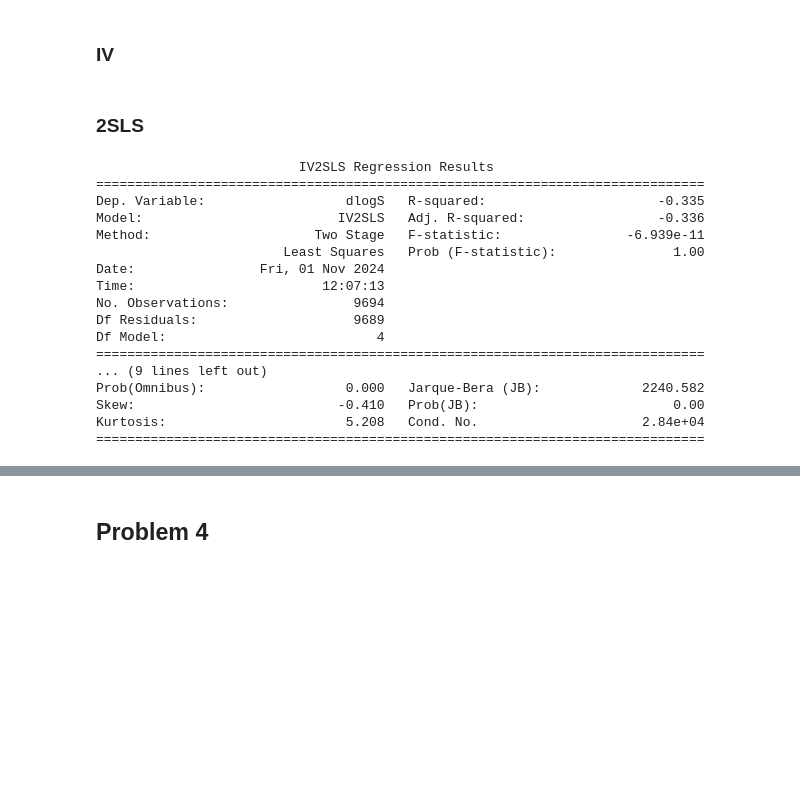
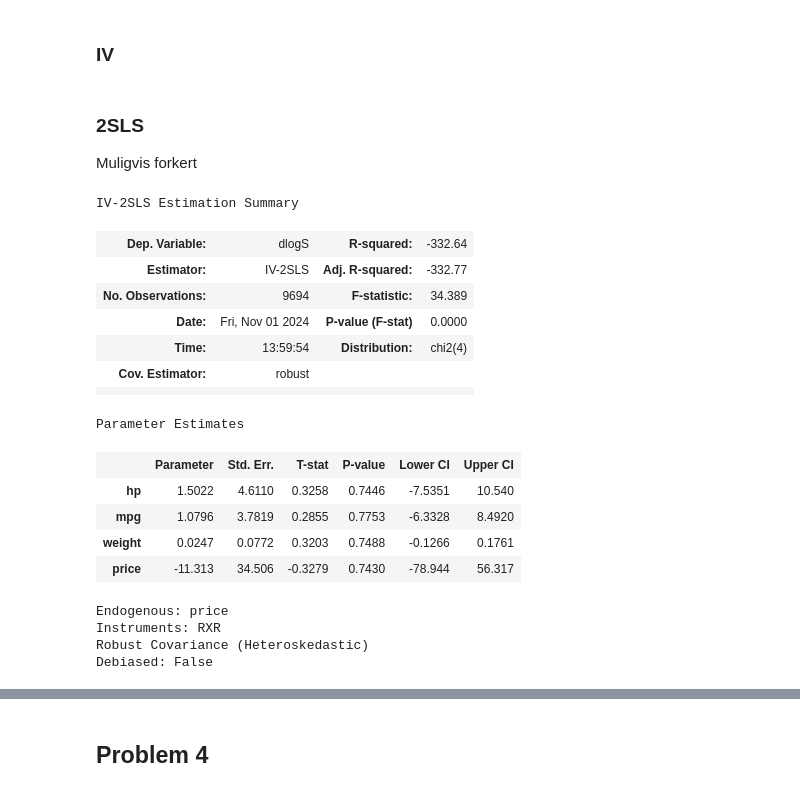
Before and after one commit to Rawlpluks/Afleveringer, a Jupyter notebook: Eksamen/Eksamen.ipynb, the cells around one changed output, grey strips where cells are left out. Cells and saved outputs as stored; diff of their text form; code cells hidden in the pictures; blank space fills up the shorter version.

```diff
--- a/Eksamen/Eksamen.ipynb
+++ b/Eksamen/Eksamen.ipynb
@@ -268,37 +318,43 @@ def gh_iv(df, characteristics):
     return df_iv[[f'gh_iv_{char}' for char in characteristics]]  # Returner kun instrumentkolonnerne
 # %% [markdown]
 ### 2SLS
+Muligvis forkert
-# %%
-import statsmodels.api as sm
-from statsmodels.sandbox.regression.gmm import IV2SLS
-
-# Forbered data
-df_iv = gh_iv(df, ['hp', 'weight', 'mpg'])  # F.eks. hvis disse karakteristika bruges
-X = df[['price', 'hp', 'mpg', 'weight']]  # Forklarende variabler
-Z = df_iv  # Instrumenter
-
-# Tilføj konstant
-X = sm.add_constant(X)
-
-# 2SLS estimation
-iv_model = IV2SLS(df['dlogS'], X, instrument=Z)
-iv_results = iv_model.fit()
-print(iv_results.summary())
-# %% [output]
-                          IV2SLS Regression Results
-==============================================================================
-Dep. Variable:                  dlogS   R-squared:                      -0.335
-Model:                         IV2SLS   Adj. R-squared:                 -0.336
-Method:                     Two Stage   F-statistic:                -6.939e-11
-                        Least Squares   Prob (F-statistic):               1.00
-Date:                Fri, 01 Nov 2024
-Time:                        12:07:13
-No. Observations:                9694
-Df Residuals:                    9689
-Df Model:                           4
-==============================================================================
-... (9 lines left out)
-Prob(Omnibus):                  0.000   Jarque-Bera (JB):             2240.582
-Skew:                          -0.410   Prob(JB):                         0.00
-Kurtosis:                       5.208   Cond. No.                     2.84e+04
-==============================================================================
+# %%
+import pandas as pd
+import linearmodels
+from linearmodels.iv import IV2SLS
+
+# Antag at 'df' er DataFrame med de nødvendige variable
+# 'dlogS' er afhængig variabel, 'price' er endogen, 'hp', 'mpg', 'weight' er eksogene
+# 'RXR' er instrument for 'price'
+
+# Opret datasættet
+exog = df[['hp', 'mpg', 'weight']]  # Eksogene variabler
+endog = df['price']                 # Endogen variabel
+instr = df['RXR']                   # Instrument
+
+# IV2SLS model - afhængig variabel dlogS
+model = IV2SLS(df['dlogS'], exog, endog, instr)
+results = model.fit()
+
+# Udskriv resultaterne
+results.summary
+# %% [output]
+IV-2SLS Estimation Summary
+| Dep. Variable: | dlogS | R-squared: | -332.64 |
+| Estimator: | IV-2SLS | Adj. R-squared: | -332.77 |
+| No. Observations: | 9694 | F-statistic: | 34.389 |
+| Date: | Fri, Nov 01 2024 | P-value (F-stat) | 0.0000 |
+| Time: | 13:59:54 | Distribution: | chi2(4) |
+| Cov. Estimator: | robust |  |  |
+|  |  |  |  |
+Parameter Estimates
+|  | Parameter | Std. Err. | T-stat | P-value | Lower CI | Upper CI |
+| hp | 1.5022 | 4.6110 | 0.3258 | 0.7446 | -7.5351 | 10.540 |
+| mpg | 1.0796 | 3.7819 | 0.2855 | 0.7753 | -6.3328 | 8.4920 |
+| weight | 0.0247 | 0.0772 | 0.3203 | 0.7488 | -0.1266 | 0.1761 |
+| price | -11.313 | 34.506 | -0.3279 | 0.7430 | -78.944 | 56.317 |
+Endogenous: price
+Instruments: RXR
+Robust Covariance (Heteroskedastic)
+Debiased: False
```
Also changed, not shown: parts of 4 cells of this notebook.
